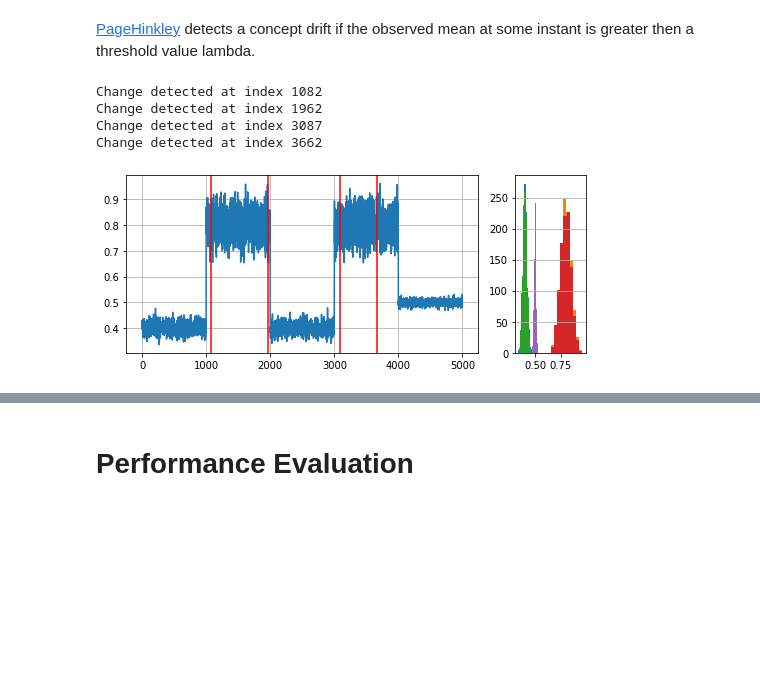
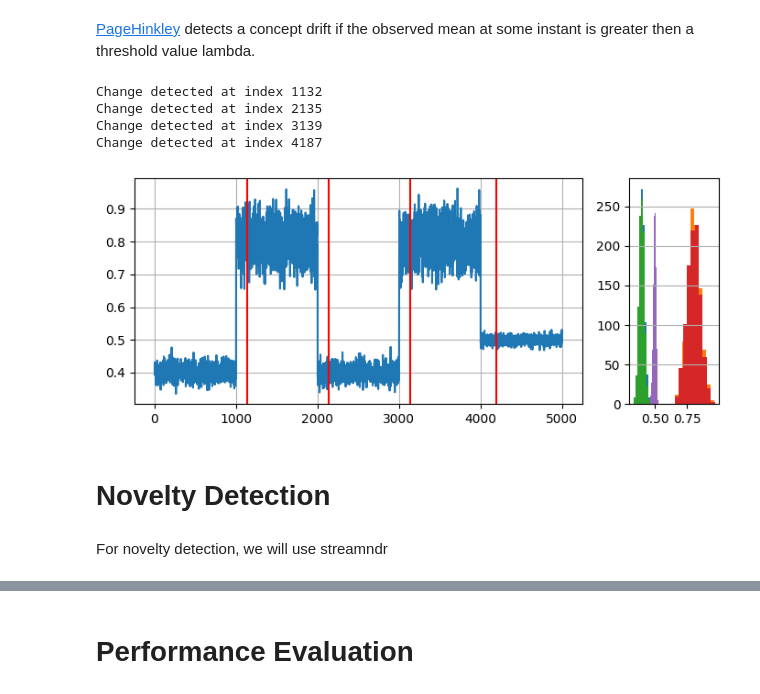
Before and after one commit to womega/CSI5388-ELG7186-example-notebooks, a Jupyter notebook: Online learning in practice.ipynb, the cells around one changed output, grey strips where cells are left out. Cells and saved outputs as stored; diff of their text form; code cells hidden in the pictures; blank space fills up the shorter version.

```diff
--- a/Online learning in practice.ipynb
+++ b/Online learning in practice.ipynb
@@ -126,16 +127,15 @@ plot_data(dist_a, dist_b, dist_c, dist_d, dist_e)
 # %% [markdown]
 [ADWIN](https://riverml.xyz/dev/api/drift/ADWIN/) efficiently keeps a variable-length window of recent items; such that it holds that there has no been change in the data distribution.
 # %%
-adwin = river.drift.ADWIN()
+adwin = drift.ADWIN()
 drifts_adw = []
 
 for i, val in enumerate(stream):
     adwin.update(val)   # Data is processed one sample at a time
-    if adwin.change_detected:
+    if adwin.drift_detected:
         # The drift detector indicates after each sample if there is a drift in the data
         print(f'Drift detected at index {i}')
         drifts_adw.append(i)
-        adwin.reset()   # As a best practice, we reset the detector
 
 plot_data(dist_a, dist_b, dist_c, dist_d, dist_e, drifts_adw)
 # %% [output]
@@ -151,16 +151,15 @@ Kolmogorov-Smirnov Windowing ([KSWIN](https://riverml.xyz/dev/api/drift/KSWIN/))
 # %%
 # window_size sets the sliding window's size
 # for our stream the best window_size is 1000
-kswin = river.drift.KSWIN(window_size = 600)
+kswin = drift.KSWIN(window_size = 600)
 drifts_ksw = []
 
 
 for i, val in enumerate(stream):
-    in_drift, in_warning = kswin.update(val)
-    if in_drift:
+    _ = kswin.update(val)
+    if kswin.drift_detected:
         print(f'Drift detected at index {i}')
         drifts_ksw.append(i)
-        #drift_detector.reset()   # As a best practice, we reset the detector
 
 plot_data(dist_a, dist_b, dist_c, dist_d, dist_e, drifts_ksw)
 # %% [output]
@@ -177,26 +177,25 @@ Drift detected at index 4011
 # %%
 # min_instances: sets minimum number of instances before detecting change
 # alpha: is forgetting factor, used to weight the observed value and the mean
 
 # you can try with different values of min_instances and alpha
 # and observe where the drift is detected
-# for our stream, the best values are min_instaces = 1000 and alpha ~ 1.03
 
-ph = river.drift.PageHinkley(min_instances = 500, alpha = 1.01)
+ph = river.drift.PageHinkley(min_instances = 30, alpha = 0.9999)
 
 drifts_ph = []
 
 # Update drift detector and verify if change is detected
 for i, val in enumerate(stream):
-    in_drift, in_warning = ph.update(val)
-    if in_drift:
+    _ = ph.update(val)
+    if ph.drift_detected:
         print(f"Change detected at index {i}")
         drifts_ph.append(i)
 
 plot_data(dist_a, dist_b, dist_c, dist_d, dist_e, drifts_ph)
 # %% [output]
-Change detected at index 1082
-Change detected at index 1962
-Change detected at index 3087
-Change detected at index 3662
+Change detected at index 1132
+Change detected at index 2135
+Change detected at index 3139
+Change detected at index 4187
-[figure, old version]
+[figure, new version]
@@ -205,0 +202,4 @@ Change detected at index 3662
+# %% [markdown]
+# Novelty Detection
+# %% [markdown]
+For novelty detection, we will use streamndr
```
Also changed, not shown: parts of 13 cells of this notebook, 1 other file.
